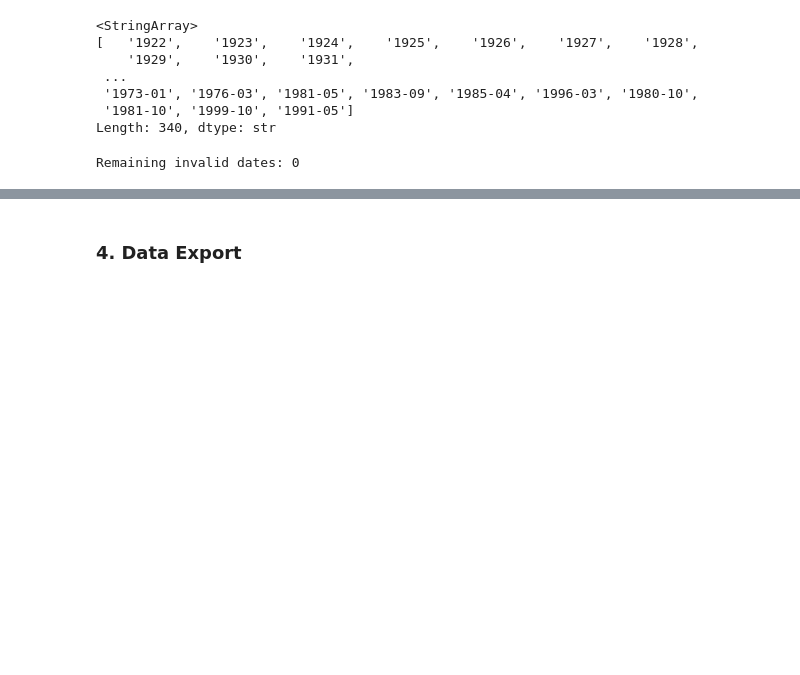
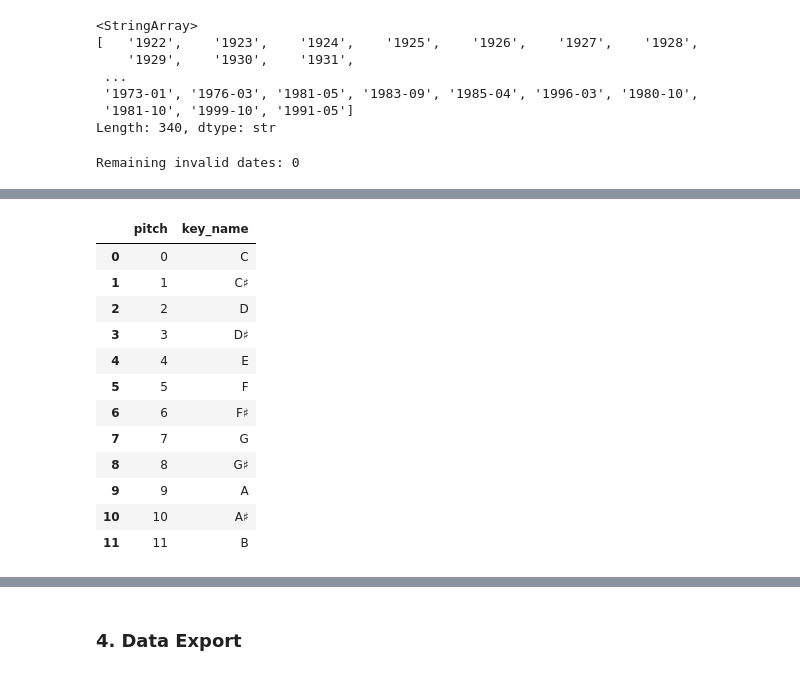
Before and after one commit to manuelcernigoj-lab/spoti-century, a Jupyter notebook: notebooks/01_tracks_elt.ipynb, the cells around one changed output, grey strips where cells are left out. Saved outputs shown, nothing was run; the diff lists cells and outputs as text; code cells hidden in the pictures; blank space fills up the shorter version.

```diff
--- a/notebooks/01_tracks_elt.ipynb
+++ b/notebooks/01_tracks_elt.ipynb
@@ -178,0 +219,10 @@ Remaining invalid dates: 0
+# %%
+url = 'https://en.wikipedia.org/wiki/Pitch_class'
+
+headers = {
+    'User-Agent': 'SpotifyAnalysisProject/1.0 (manuel.cernigoj@gmail.com)'
+    }
+page = requests.get(url, headers=headers)
+print(f"""Page status code: {page.status_code}
+Page preview:
+{page.text[:500]}""")
@@ -178,0 +266,17 @@ Remaining invalid dates: 0
+# %%
+df_keys = pd.DataFrame(pitch_classes)
+df_keys
+# %% [output]
+|  | pitch | key_name |
+| 0 | 0 | C |
+| 1 | 1 | C♯ |
+| 2 | 2 | D |
+| 3 | 3 | D♯ |
+| 4 | 4 | E |
+| 5 | 5 | F |
+| 6 | 6 | F♯ |
+| 7 | 7 | G |
+| 8 | 8 | G♯ |
+| 9 | 9 | A |
+| 10 | 10 | A♯ |
+| 11 | 11 | B |
```
Also changed, not shown: parts of 12 cells of this notebook.
